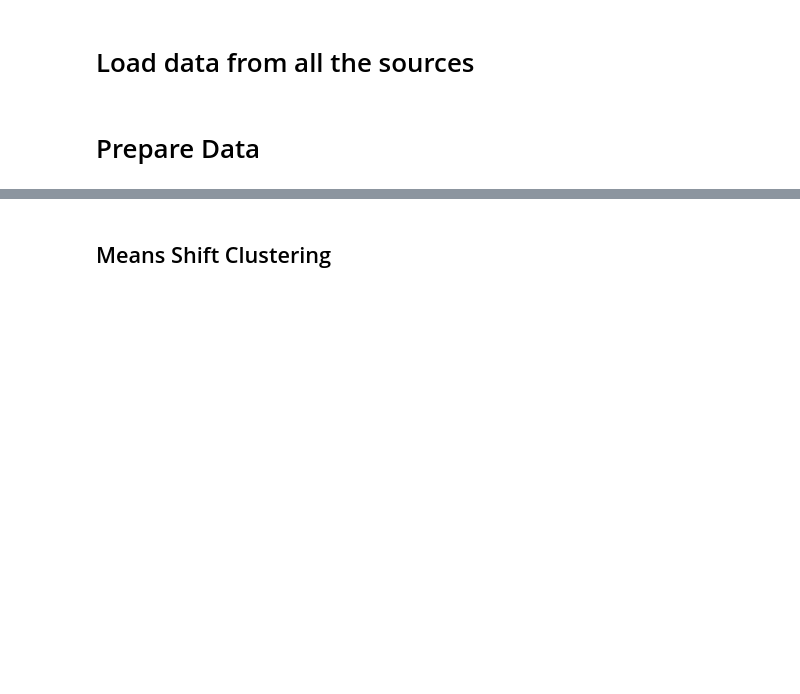
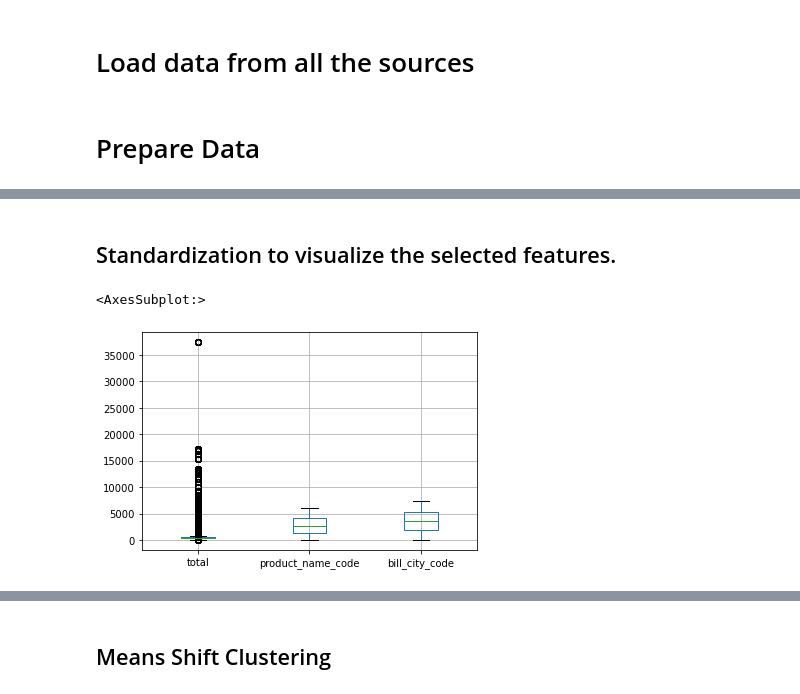
Before and after one commit to Iamnikhilramesh/Intern-files, a Jupyter notebook: Cluster analysis (Q2).ipynb, the cells around one changed output, grey strips where cells are left out. Drawn from its saved outputs; the diff is of its cells as text; code cells hidden in the pictures; blank space fills up the shorter version.

```diff
--- a/Cluster analysis (Q2).ipynb
+++ b/Cluster analysis (Q2).ipynb
@@ -117,0 +120,2 @@ plt.show()
+# %%
+X = orders[['total','product_name_code','bill_city_code']]
@@ -117,0 +178,26 @@ plt.show()
+# %%
+inertia = []
+for i in range(1,11):
+    kmeans = KMeans(
+        n_clusters=i, init="k-means++",
+        n_init=10,
+        tol=1e-04, random_state=42
+    )
+    kmeans.fit(X)
+    inertia.append(kmeans.inertia_)
+fig = go.Figure(data=go.Scatter(x=np.arange(1,11),y=inertia))
+fig.update_layout(title="Inertia vs Cluster Number",xaxis=dict(range=[0,11],title="Cluster Number"),
+                  yaxis={'title':'Inertia'},
+                 annotations=[
+        dict(
+            x=3,
+            y=inertia[2],
+            xref="x",
+            yref="y",
+            text="Elbow!",
+            showarrow=True,
+            arrowhead=7,
+            ax=20,
+            ay=-40
+        )
+    ])
@@ -117,0 +209,14 @@ plt.show()
+# %%
+#Apply k means with k value 3 as seen in the above elbow graph
+kmeans = KMeans(
+        n_clusters=3, init="k-means++",
+        n_init=10,
+        tol=1e-04, random_state=42
+    )
+kmeans.fit(X)
+clusters=pd.DataFrame(X,columns=X.columns)
+clusters['label']=kmeans.labels_
+polar=clusters.groupby("label").mean().reset_index()
+polar=pd.melt(polar,id_vars=["label"])
+fig4 = px.line_polar(polar, r="value", theta="variable", color="label", line_close=True,height=800,width=1400)
+fig4.show()
@@ -117,0 +251,8 @@ plt.show()
+# %% [markdown]
+## Standardization to visualize the selected features.
+# %%
+#Boxplot to see how the data is scattered
+X.drop(['label'],axis =1).boxplot()
+# %% [output]
+<AxesSubplot:>
+[figure, added]
```
Also changed, not shown: parts of 58 cells of this notebook.
